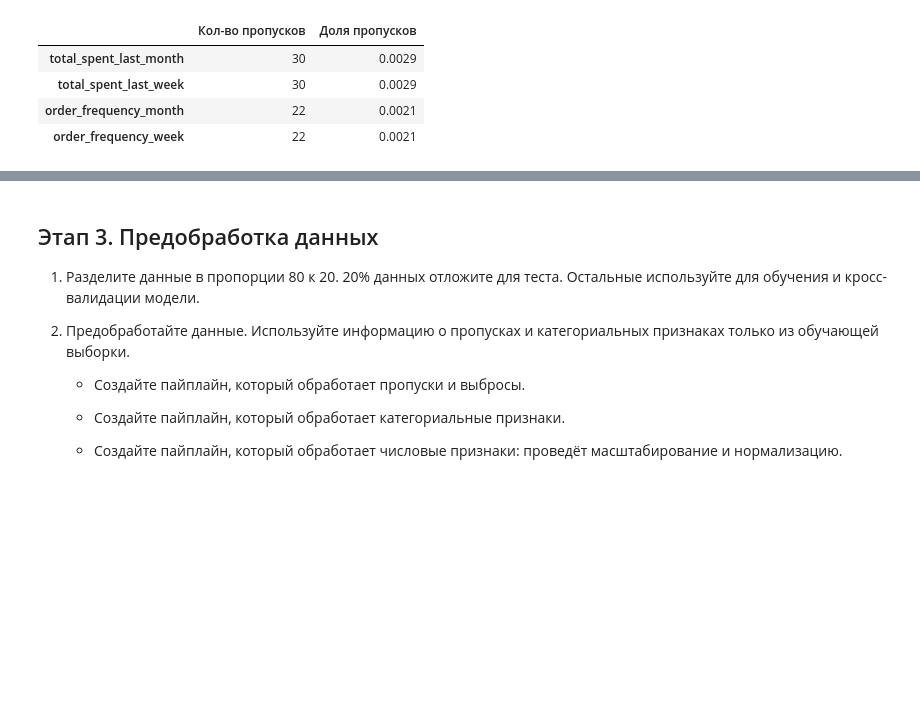
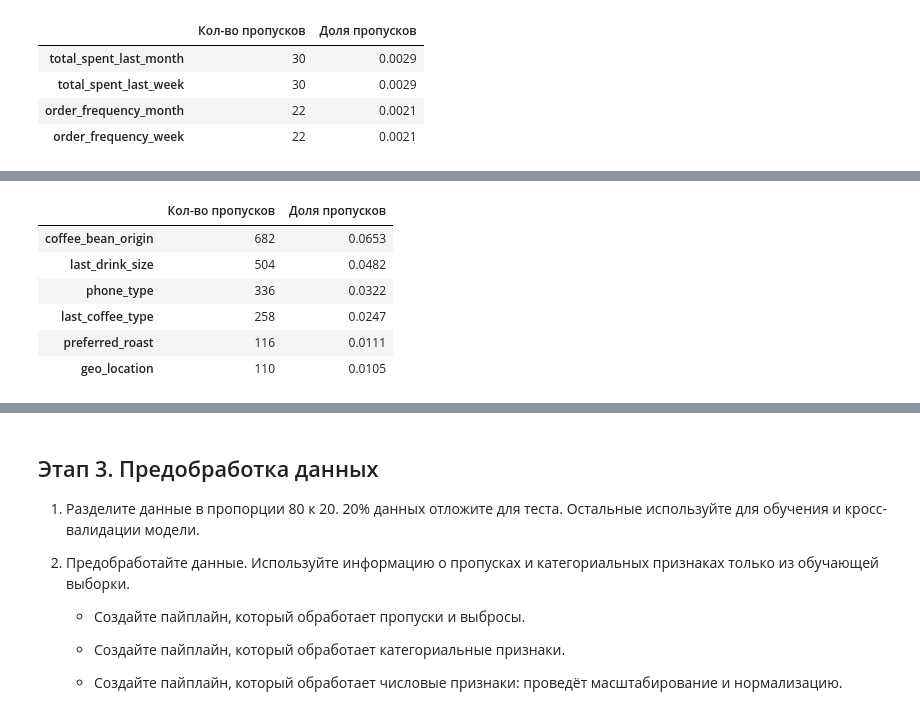
Before and after one commit to TemaQDX/project_happy_coffe_beans, a Jupyter notebook: happy_coffee_beans_project_sprint_11_Artem_Burov.ipynb, the cells around one changed output, grey strips where cells are left out. Cells and saved outputs as stored; diff of their text form; code cells hidden in the pictures; blank space fills up the shorter version.

```diff
--- a/happy_coffee_beans_project_sprint_11_Artem_Burov.ipynb
+++ b/happy_coffee_beans_project_sprint_11_Artem_Burov.ipynb
@@ -633,0 +666,10 @@ ___
+# %%
+show_missing_stats(df_processed[cat_features])
+# %% [output]
+|  | Кол-во пропусков | Доля пропусков |
+| coffee_bean_origin | 682 | 0.0653 |
+| last_drink_size | 504 | 0.0482 |
+| phone_type | 336 | 0.0322 |
+| last_coffee_type | 258 | 0.0247 |
+| preferred_roast | 116 | 0.0111 |
+| geo_location | 110 | 0.0105 |
```
Also changed, not shown: parts of 12 cells of this notebook.
